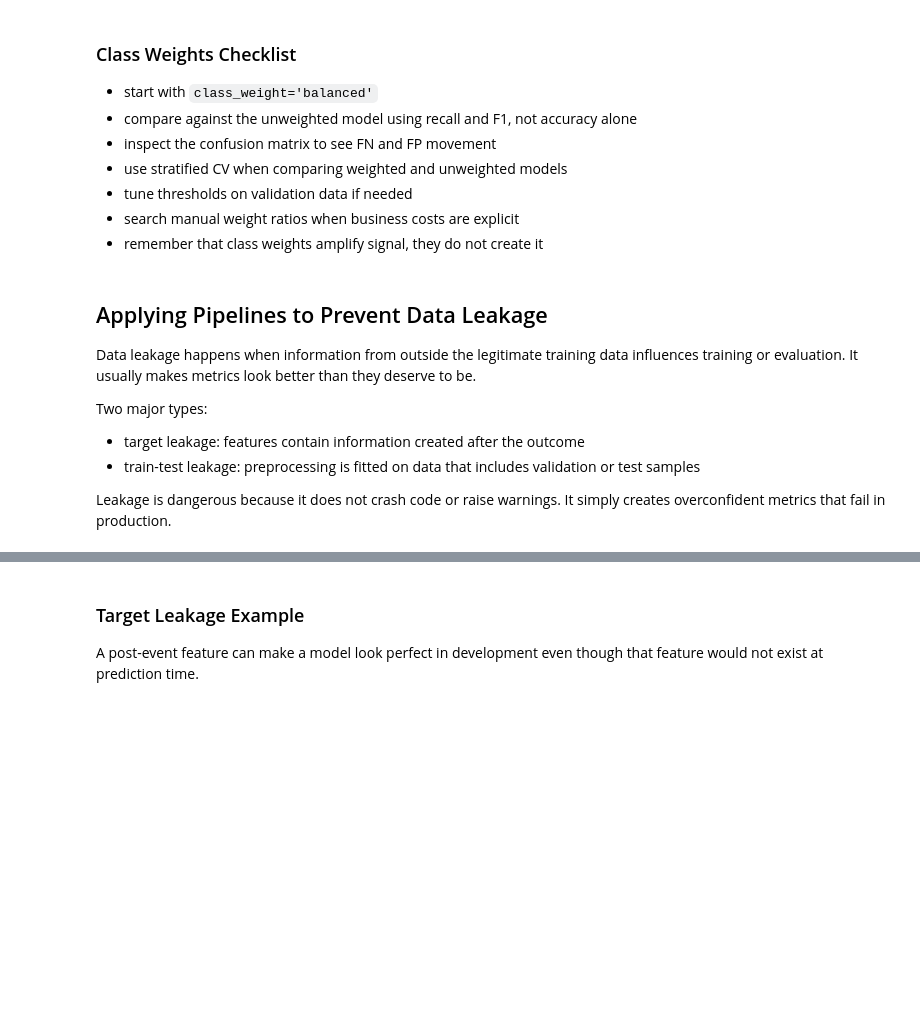
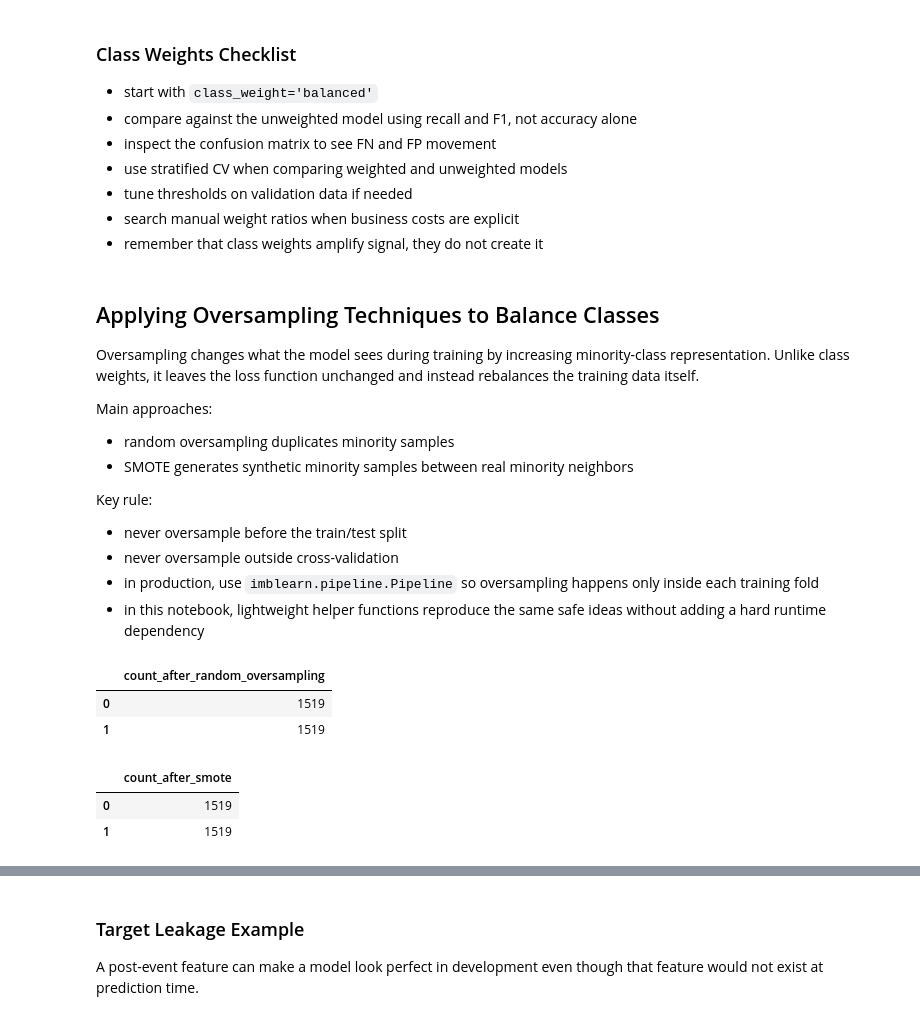
Before and after one commit to kalviumcommunity/S66-0426-Niru-FloodRisk-MachineLearning, a Jupyter notebook: notebooks/complete_project_workflow.ipynb, the cells around one changed output, grey strips where cells are left out. Cells and saved outputs as stored; diff of their text form; code cells hidden in the pictures; blank space fills up the shorter version.

```diff
--- a/notebooks/complete_project_workflow.ipynb
+++ b/notebooks/complete_project_workflow.ipynb
@@ -1841,13 +1841,81 @@ Best CV Recall: 0.8264705882352942
 - search manual weight ratios when business costs are explicit
 - remember that class weights amplify signal, they do not create it
 # %% [markdown]
-## Applying Pipelines to Prevent Data Leakage
+## Applying Oversampling Techniques to Balance Classes
 
-Data leakage happens when information from outside the legitimate training data influences training or evaluation. It usually makes metrics look better than they deserve to be.
+Oversampling changes what the model sees during training by increasing minority-class representation. Unlike class weights, it leaves the loss function unchanged and instead rebalances the training data itself.
 
-Two major types:
+Main approaches:
 
-- target leakage: features contain information created after the outcome
-- train-test leakage: preprocessing is fitted on data that includes validation or test samples
+- random oversampling duplicates minority samples
+- SMOTE generates synthetic minority samples between real minority neighbors
 
-Leakage is dangerous because it does not crash code or raise warnings. It simply creates overconfident metrics that fail in production.
+Key rule:
+
+- never oversample before the train/test split
+- never oversample outside cross-validation
+- in production, use `imblearn.pipeline.Pipeline` so oversampling happens only inside each training fold
+- in this notebook, lightweight helper functions reproduce the same safe ideas without adding a hard runtime dependency
+# %%
+# This defines simple oversampling helpers and applies random oversampling.
+def random_oversample(X, y, random_state=42):
+    rng = np.random.default_rng(random_state)
+    X_df = pd.DataFrame(X).reset_index(drop=True)
+    y_sr = pd.Series(y).reset_index(drop=True)
+    class_counts = y_sr.value_counts()
+    target_count = class_counts.max()
+    X_parts = []
+    y_parts = []
+    for cls in sorted(class_counts.index):
+        idx = y_sr[y_sr == cls].index.to_numpy()
+        sampled_idx = rng.choice(idx, size=target_count, replace=True)
+        X_parts.append(X_df.iloc[sampled_idx])
+        y_parts.append(pd.Series([cls] * target_count))
+    X_res = pd.concat(X_parts, ignore_index=True)
+    y_res = pd.concat(y_parts, ignore_index=True)
+    return X_res, y_res
+
+def simple_smote(X, y, k_neighbors=5, random_state=42):
+    rng = np.random.default_rng(random_state)
+    X_df = pd.DataFrame(X).reset_index(drop=True)
+    y_sr = pd.Series(y).reset_index(drop=True)
+    class_counts = y_sr.value_counts()
+    minority_class = class_counts.idxmin()
+    majority_count = class_counts.max()
+    X_min = X_df[y_sr == minority_class].reset_index(drop=True)
+    n_minority = len(X_min)
+    if n_minority < 2:
+        return X_df.copy(), y_sr.copy()
+    n_neighbors = min(k_neighbors + 1, n_minority)
+    nn = NearestNeighbors(n_neighbors=n_neighbors)
+    nn.fit(X_min)
+    neighbor_idx = nn.kneighbors(X_min, return_distance=False)[:, 1:]
+    needed = majority_count - n_minority
+    synthetic_rows = []
+    for _ in range(needed):
+        base_i = rng.integers(0, n_minority)
+        neigh_i = rng.choice(neighbor_idx[base_i])
+        lam = rng.random()
+        base = X_min.iloc[base_i].to_numpy(dtype=float)
+        neigh = X_min.iloc[neigh_i].to_numpy(dtype=float)
+        synthetic_rows.append(base + lam * (neigh - base))
+    X_syn = pd.DataFrame(synthetic_rows, columns=X_df.columns)
+    y_syn = pd.Series([minority_class] * len(X_syn))
+    X_res = pd.concat([X_df, X_syn], ignore_index=True)
+    y_res = pd.concat([y_sr, y_syn], ignore_index=True)
+    return X_res, y_res
+
+X_ros, y_ros = random_oversample(X_imb_train, y_imb_train, random_state=RANDOM_STATE)
+display(y_ros.value_counts().rename('count_after_random_oversampling').to_frame())
+# %% [output]
+|  | count_after_random_oversampling |
+| 0 | 1519 |
+| 1 | 1519 |
+# %%
+# This applies a lightweight SMOTE-style interpolation to the training data.
+X_smote, y_smote = simple_smote(X_imb_train, y_imb_train, k_neighbors=5, random_state=RANDOM_STATE)
+display(y_smote.value_counts().rename('count_after_smote').to_frame())
+# %% [output]
+|  | count_after_smote |
+| 0 | 1519 |
+| 1 | 1519 |
```
Also changed, not shown: parts of 10 cells of this notebook.
